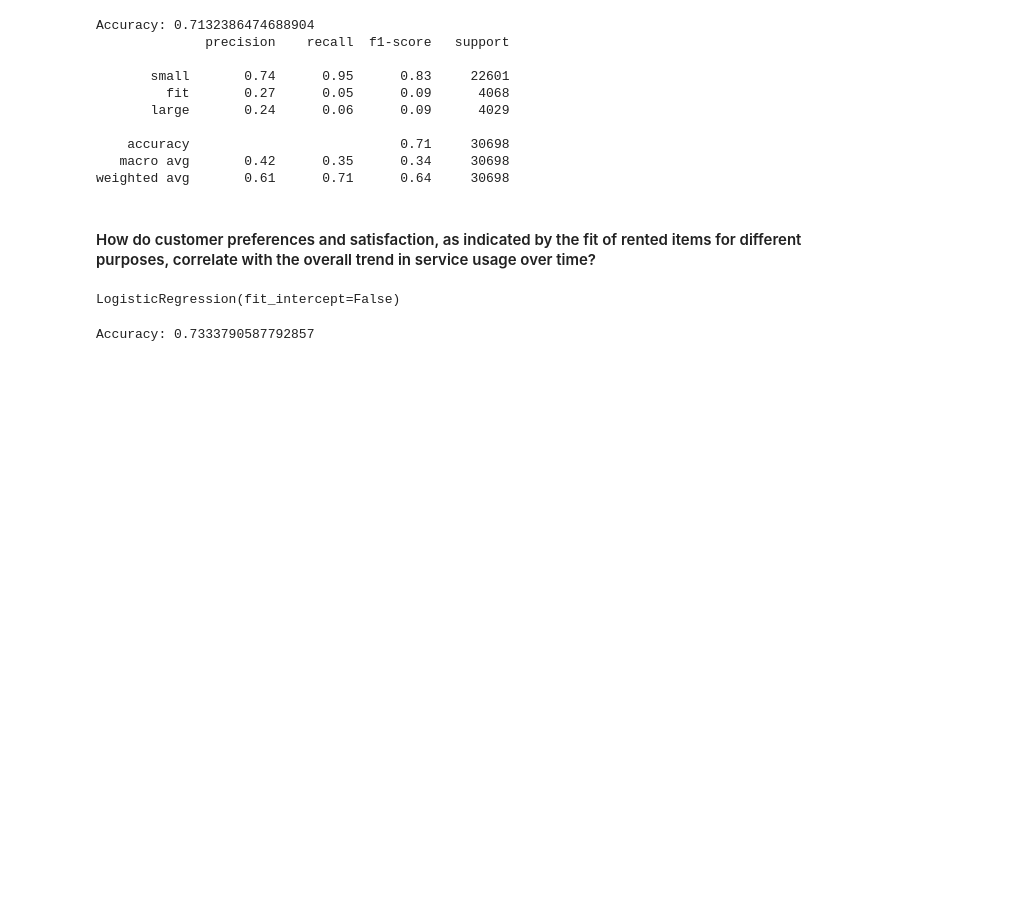
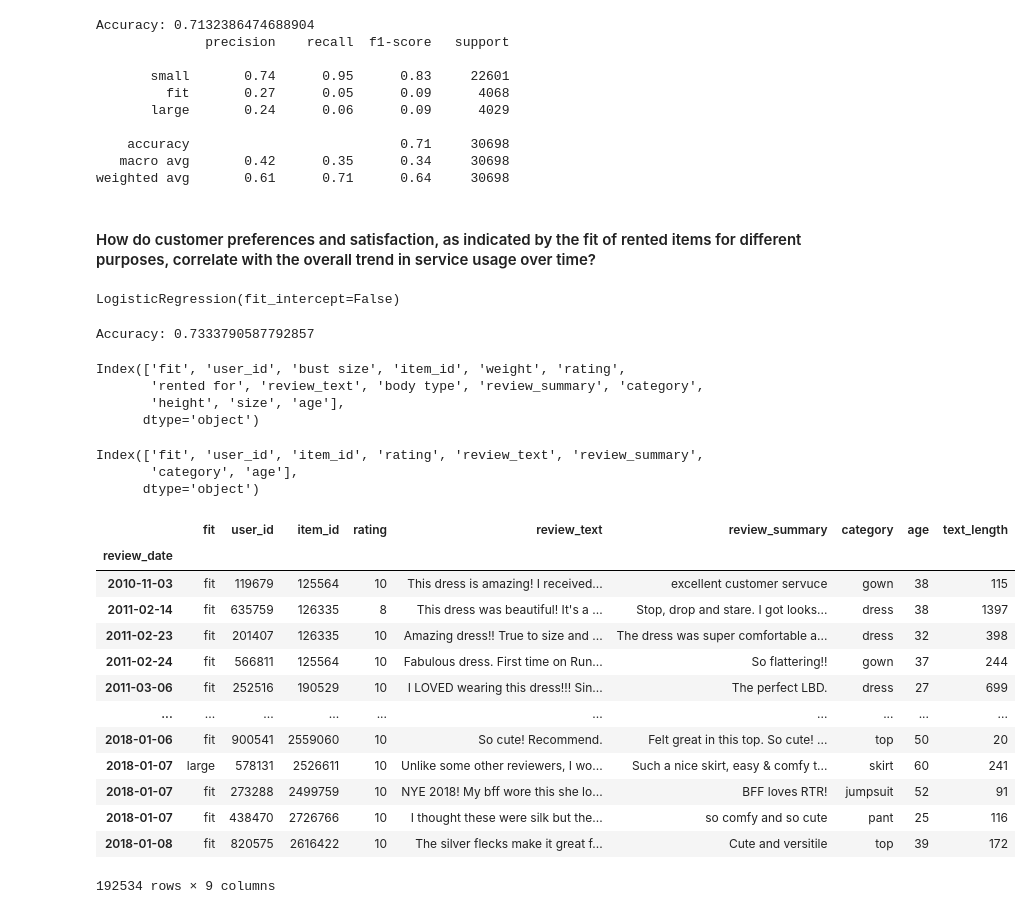
Before and after one commit to CSE-158-As2/Assignment-2, a Jupyter notebook: assignment2.ipynb, the cells around one changed output. Drawn from its saved outputs; the diff is of its cells as text; code cells hidden in the pictures; blank space fills up the shorter version.

Commit message:
dataframe cleaning

```diff
--- a/assignment2.ipynb
+++ b/assignment2.ipynb
@@ -341,3 +341,39 @@ accuracy = accuracy_score(y_test, y_pred)
 print(f"Accuracy: {accuracy}")
 # %% [output]
 Accuracy: 0.7333790587792857
+# %%
+df.columns
+# %% [output]
+Index(['fit', 'user_id', 'bust size', 'item_id', 'weight', 'rating',
+       'rented for', 'review_text', 'body type', 'review_summary', 'category',
+       'height', 'size', 'age'],
+      dtype='object')
+# %%
+# Drop the specified columns if they exist
+columns_to_drop = ['bust size', 'weight', 'rented for', 'body type', 'height', 'size']
+df = df.drop(columns=columns_to_drop, errors='ignore')
+
+# Print the columns after the drop operation
+print(df.columns)
+# %% [output]
+Index(['fit', 'user_id', 'item_id', 'rating', 'review_text', 'review_summary',
+       'category', 'age'],
+      dtype='object')
+# %%
+df['text_length'] = df['review_text'].apply(lambda x: len(x))
+df
+# %% [output]
+|  | fit | user_id | item_id | rating | review_text | review_summary | category | age | text_length |
+| review_date |  |  |  |  |  |  |  |  |  |
+| 2010-11-03 | fit | 119679 | 125564 | 10 | This dress is amazing! I received... | excellent customer servuce | gown | 38 | 115 |
+| 2011-02-14 | fit | 635759 | 126335 | 8 | This dress was beautiful! It's a ... | Stop, drop and stare. I got looks... | dress | 38 | 1397 |
+| 2011-02-23 | fit | 201407 | 126335 | 10 | Amazing dress!! True to size and ... | The dress was super comfortable a... | dress | 32 | 398 |
+| 2011-02-24 | fit | 566811 | 125564 | 10 | Fabulous dress. First time on Run... | So flattering!! | gown | 37 | 244 |
+| 2011-03-06 | fit | 252516 | 190529 | 10 | I LOVED wearing this dress!!! Sin... | The perfect LBD. | dress | 27 | 699 |
+| ... | ... | ... | ... | ... | ... | ... | ... | ... | ... |
+| 2018-01-06 | fit | 900541 | 2559060 | 10 | So cute! Recommend. | Felt great in this top. So cute! ... | top | 50 | 20 |
+| 2018-01-07 | large | 578131 | 2526611 | 10 | Unlike some other reviewers, I wo... | Such a nice skirt, easy & comfy t... | skirt | 60 | 241 |
+| 2018-01-07 | fit | 273288 | 2499759 | 10 | NYE 2018! My bff wore this she lo... | BFF loves RTR! | jumpsuit | 52 | 91 |
+| 2018-01-07 | fit | 438470 | 2726766 | 10 | I thought these were silk but the... | so comfy and so cute | pant | 25 | 116 |
+| 2018-01-08 | fit | 820575 | 2616422 | 10 | The silver flecks make it great f... | Cute and versitile | top | 39 | 172 |
+192534 rows × 9 columns
```
